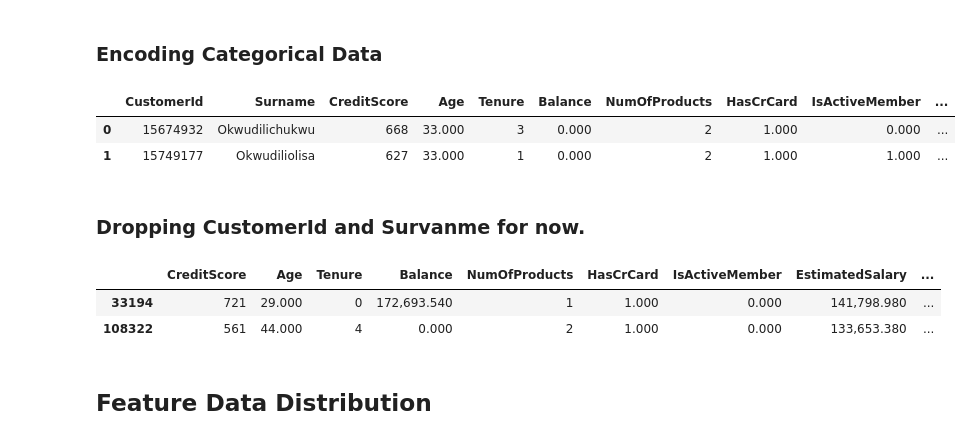
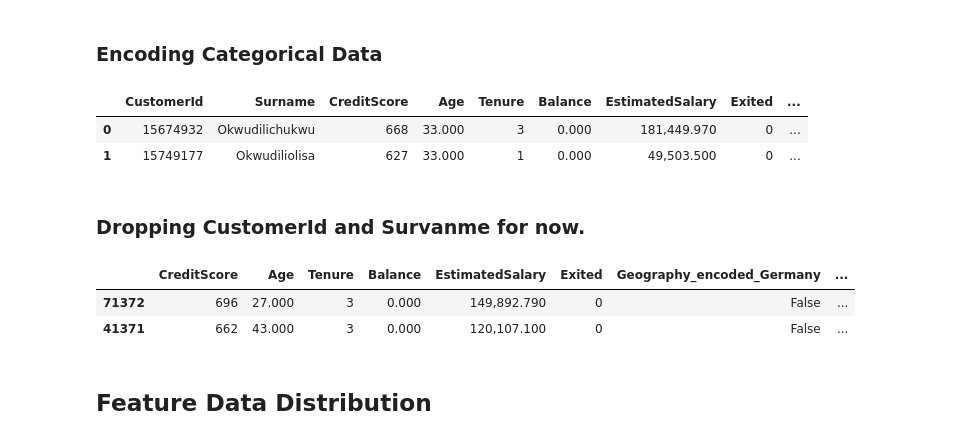
Before and after one commit to saurav-y/predicting_bank_churn__applied-ml, a Jupyter notebook: model.ipynb, the cells around one changed output. Drawn from its saved outputs; the diff is of its cells as text; code cells hidden in the pictures.

```diff
--- a/model.ipynb
+++ b/model.ipynb
@@ -95,26 +95,26 @@ CustomerId Top Frequencies:
 # %% [markdown]
 ### Encoding Categorical Data
 # %%
-def encodeCategoricalColumns(df, columns):
-    label_encoder = LabelEncoder()
-    df = pd.get_dummies(data_df, columns=columns, dtype='int', prefix='Encoded_', drop_first=True)
-    return df
+cols_to_encode = ['Geography', 'Gender', 'IsActiveMember', 'HasCrCard', 'NumOfProducts']
 
-data_df = encodeCategoricalColumns(data_df, ['Geography', 'Gender'])
+for col_to_encode in cols_to_encode:
+    data_df = pd.get_dummies(data_df, columns=[col_to_encode], prefix = f'{col_to_encode}_encoded', drop_first=True)
+    # , dtype='int'
+
 data_df.head(2)
 # %% [output]
-|  | CustomerId | Surname | CreditScore | Age | Tenure | Balance | NumOfProducts | HasCrCard | IsActiveMember | ... |
-| 0 | 15674932 | Okwudilichukwu | 668 | 33.000 | 3 | 0.000 | 2 | 1.000 | 0.000 | ... |
-| 1 | 15749177 | Okwudiliolisa | 627 | 33.000 | 1 | 0.000 | 2 | 1.000 | 1.000 | ... |
+|  | CustomerId | Surname | CreditScore | Age | Tenure | Balance | EstimatedSalary | Exited | ... |
+| 0 | 15674932 | Okwudilichukwu | 668 | 33.000 | 3 | 0.000 | 181,449.970 | 0 | ... |
+| 1 | 15749177 | Okwudiliolisa | 627 | 33.000 | 1 | 0.000 | 49,503.500 | 0 | ... |
 # %% [markdown]
 ### Dropping CustomerId and Survanme for now.
 # %%
 data_df = data_df.drop(columns = ['CustomerId', 'Surname']).reset_index(drop = True)
 display(data_df.sample(2))
 # %% [output]
-|  | CreditScore | Age | Tenure | Balance | NumOfProducts | HasCrCard | IsActiveMember | EstimatedSalary | ... |
-| 33194 | 721 | 29.000 | 0 | 172,693.540 | 1 | 1.000 | 0.000 | 141,798.980 | ... |
-| 108322 | 561 | 44.000 | 4 | 0.000 | 2 | 1.000 | 0.000 | 133,653.380 | ... |
+|  | CreditScore | Age | Tenure | Balance | EstimatedSalary | Exited | Geography_encoded_Germany | ... |
+| 71372 | 696 | 27.000 | 3 | 0.000 | 149,892.790 | 0 | False | ... |
+| 41371 | 662 | 43.000 | 3 | 0.000 | 120,107.100 | 0 | False | ... |
 # %% [markdown]
 ## Feature Data Distribution
 # %% [markdown]
```
Also changed, not shown: parts of 12 cells of this notebook.
